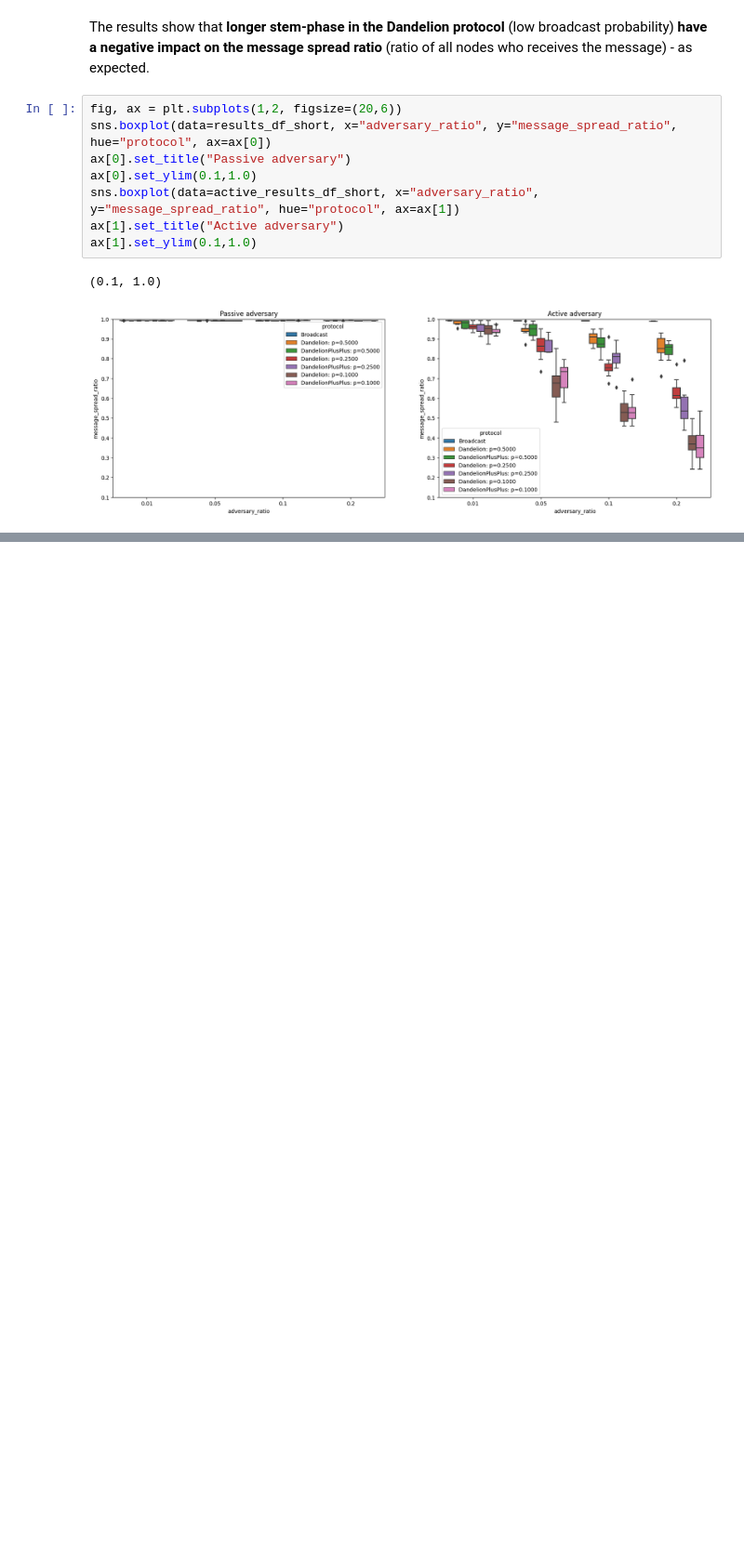
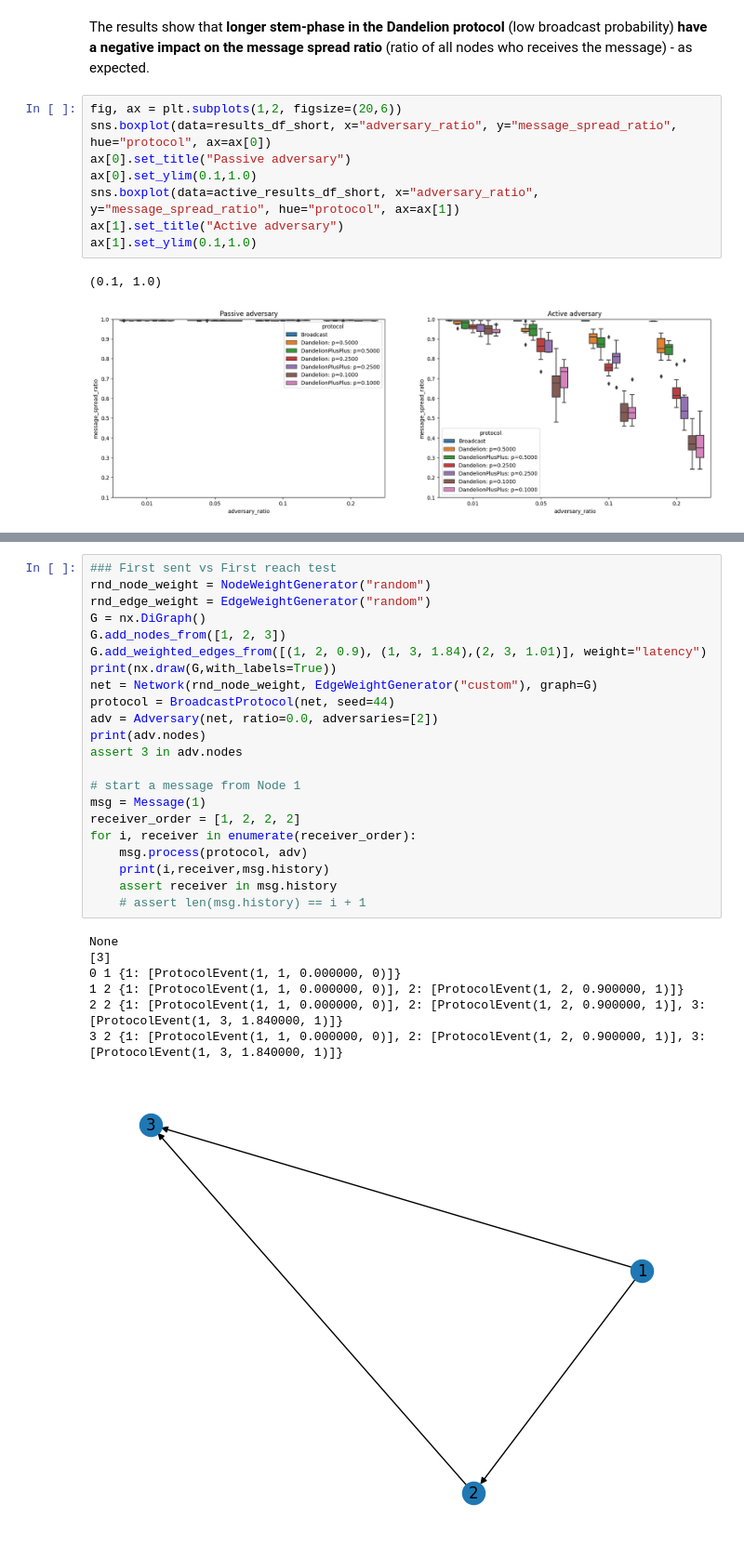
Before and after one commit to ferencberes/ethp2psim, a Jupyter notebook: Experimental.ipynb, the cells around one changed output, grey strips where cells are left out. Shown at 93% size. Drawn from its saved outputs; the diff is of its cells as text; blank space fills up the shorter version.

Commit message:
Custom adversary implemented with a new test case soon coming

```diff
--- a/Experimental.ipynb
+++ b/Experimental.ipynb
@@ -241,0 +252,30 @@ ax[1].set_ylim(0.1,1.0)
+# %%
+### First sent vs First reach test
+rnd_node_weight = NodeWeightGenerator("random")
+rnd_edge_weight = EdgeWeightGenerator("random")
+G = nx.DiGraph()
+G.add_nodes_from([1, 2, 3])
+G.add_weighted_edges_from([(1, 2, 0.9), (1, 3, 1.84),(2, 3, 1.01)], weight="latency")
+print(nx.draw(G,with_labels=True))
+net = Network(rnd_node_weight, EdgeWeightGenerator("custom"), graph=G)
+protocol = BroadcastProtocol(net, seed=44)
+adv = Adversary(net, ratio=0.0, adversaries=[2])
+print(adv.nodes)
+assert 3 in adv.nodes
+
+# start a message from Node 1
+msg = Message(1)
+receiver_order = [1, 2, 2, 2]
+for i, receiver in enumerate(receiver_order):
+    msg.process(protocol, adv)
+    print(i,receiver,msg.history)
+    assert receiver in msg.history
+    # assert len(msg.history) == i + 1
+# %% [output]
+None
+[3]
+0 1 {1: [ProtocolEvent(1, 1, 0.000000, 0)]}
+1 2 {1: [ProtocolEvent(1, 1, 0.000000, 0)], 2: [ProtocolEvent(1, 2, 0.900000, 1)]}
+2 2 {1: [ProtocolEvent(1, 1, 0.000000, 0)], 2: [ProtocolEvent(1, 2, 0.900000, 1)], 3: [ProtocolEvent(1, 3, 1.840000, 1)]}
+3 2 {1: [ProtocolEvent(1, 1, 0.000000, 0)], 2: [ProtocolEvent(1, 2, 0.900000, 1)], 3: [ProtocolEvent(1, 3, 1.840000, 1)]}
+[figure, added]
```
Also changed, not shown: parts of 2 cells of this notebook, 2 other files.
